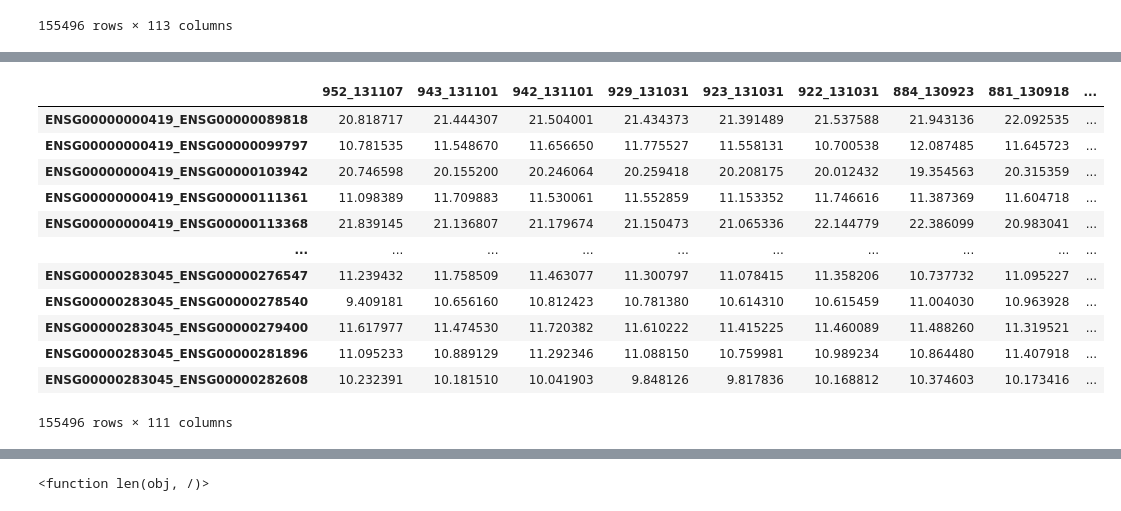
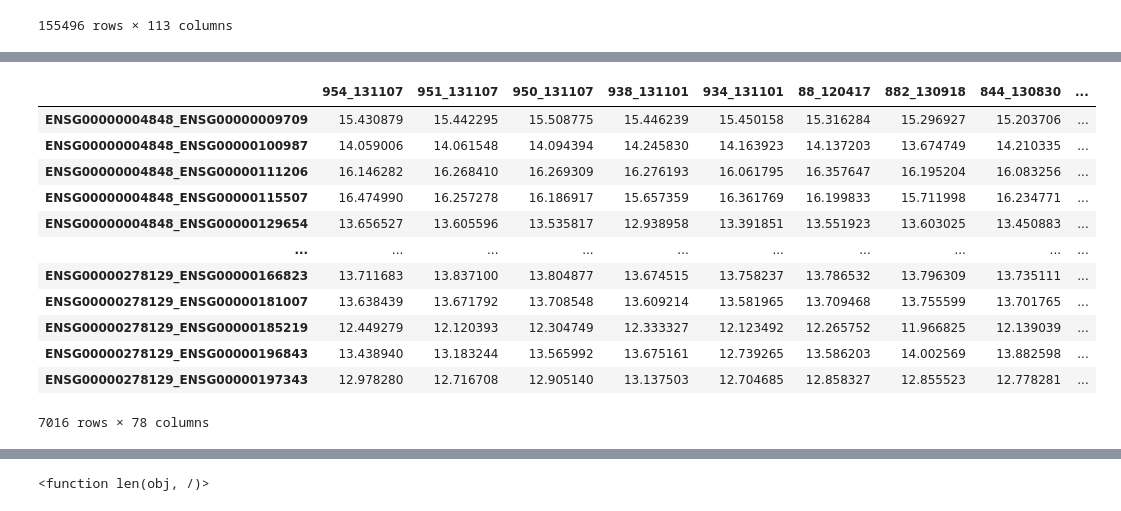
Before and after one commit to Polster-lab/Analysis_GRN_ROSMAP, a Jupyter notebook: Gene_Gene_Graph_hypothesis_testing_GO_Analysis.ipynb, the cells around one changed output, grey strips where cells are left out. Cells and saved outputs as stored; diff of their text form; code cells hidden in the pictures.

```diff
--- a/Gene_Gene_Graph_hypothesis_testing_GO_Analysis.ipynb
+++ b/Gene_Gene_Graph_hypothesis_testing_GO_Analysis.ipynb
@@ -6,6 +6,9 @@ AD_Plaques_TF_TF = pd.read_csv('TF_TF_Graph/AD_with_Plaques/combined_TF_TF_AD_wi
 # %%
 NCI_Plaques_Gene_Gene = pd.read_csv('Gene_Gene_Graph/NCI_with_Plaques/combined_gene_gene_NCI_with_Plaques.csv')
 NCI_Plaques_TF_TF = pd.read_csv('TF_TF_Graph/NCI_with_Plaques/combined_TF_TF_NCI_with_Plaques.csv')
+# %%
+NCI_no_Plaques_Gene_Gene = pd.read_csv('Gene_Gene_Graph/NCI_with_no_Plaques_df/combined_gene_gene_NCI_with_no_Plaques.csv')
+NCI_no_Plaques_TF_TF = pd.read_csv('TF_TF_Graph/NCI_with_no_Plaques_df/combined_TF_TF_NCI_with_no_Plaques.csv')
 # %%
 AD_Plaques_Gene_Gene
 # %% [output]
@@ -30,3 +35,5 @@ NCI_Plaques_Gene_Gene = NCI_Plaques_Gene_Gene.set_index(NCI_Plaques_Gene_Gene.No
 AD_Plaques_TF_TF = AD_Plaques_TF_TF.set_index(AD_Plaques_TF_TF.Node1 + '_' + AD_Plaques_TF_TF.Node2).drop(columns=['Node1','Node2'])
 # %%
 NCI_Plaques_TF_TF = NCI_Plaques_TF_TF.set_index(NCI_Plaques_TF_TF.Node1 + '_' + NCI_Plaques_TF_TF.Node2).drop(columns=['Node1','Node2'])
+# %%
+NCI_no_Plaques_TF_TF = NCI_no_Plaques_TF_TF.set_index(NCI_no_Plaques_TF_TF.Node1 + '_' + NCI_no_Plaques_TF_TF.Node2).drop(columns=['Node1','Node2'])
@@ -33,17 +56,17 @@ NCI_Plaques_TF_TF = NCI_Plaques_TF_TF.set_index(NCI_Plaques_TF_TF.Node1 + '_' +
 # %%
-AD_Plaques_Gene_Gene
+NCI_no_Plaques_TF_TF
 # %% [output]
-|  | 952_131107 | 943_131101 | 942_131101 | 929_131031 | 923_131031 | 922_131031 | 884_130923 | 881_130918 | ... |
-| ENSG00000000419_ENSG00000089818 | 20.818717 | 21.444307 | 21.504001 | 21.434373 | 21.391489 | 21.537588 | 21.943136 | 22.092535 | ... |
-| ENSG00000000419_ENSG00000099797 | 10.781535 | 11.548670 | 11.656650 | 11.775527 | 11.558131 | 10.700538 | 12.087485 | 11.645723 | ... |
-| ENSG00000000419_ENSG00000103942 | 20.746598 | 20.155200 | 20.246064 | 20.259418 | 20.208175 | 20.012432 | 19.354563 | 20.315359 | ... |
-| ENSG00000000419_ENSG00000111361 | 11.098389 | 11.709883 | 11.530061 | 11.552859 | 11.153352 | 11.746616 | 11.387369 | 11.604718 | ... |
-| ENSG00000000419_ENSG00000113368 | 21.839145 | 21.136807 | 21.179674 | 21.150473 | 21.065336 | 22.144779 | 22.386099 | 20.983041 | ... |
+|  | 954_131107 | 951_131107 | 950_131107 | 938_131101 | 934_131101 | 88_120417 | 882_130918 | 844_130830 | ... |
+| ENSG00000004848_ENSG00000009709 | 15.430879 | 15.442295 | 15.508775 | 15.446239 | 15.450158 | 15.316284 | 15.296927 | 15.203706 | ... |
+| ENSG00000004848_ENSG00000100987 | 14.059006 | 14.061548 | 14.094394 | 14.245830 | 14.163923 | 14.137203 | 13.674749 | 14.210335 | ... |
+| ENSG00000004848_ENSG00000111206 | 16.146282 | 16.268410 | 16.269309 | 16.276193 | 16.061795 | 16.357647 | 16.195204 | 16.083256 | ... |
+| ENSG00000004848_ENSG00000115507 | 16.474990 | 16.257278 | 16.186917 | 15.657359 | 16.361769 | 16.199833 | 15.711998 | 16.234771 | ... |
+| ENSG00000004848_ENSG00000129654 | 13.656527 | 13.605596 | 13.535817 | 12.938958 | 13.391851 | 13.551923 | 13.603025 | 13.450883 | ... |
 | ... | ... | ... | ... | ... | ... | ... | ... | ... | ... |
-| ENSG00000283045_ENSG00000276547 | 11.239432 | 11.758509 | 11.463077 | 11.300797 | 11.078415 | 11.358206 | 10.737732 | 11.095227 | ... |
-| ENSG00000283045_ENSG00000278540 | 9.409181 | 10.656160 | 10.812423 | 10.781380 | 10.614310 | 10.615459 | 11.004030 | 10.963928 | ... |
-| ENSG00000283045_ENSG00000279400 | 11.617977 | 11.474530 | 11.720382 | 11.610222 | 11.415225 | 11.460089 | 11.488260 | 11.319521 | ... |
-| ENSG00000283045_ENSG00000281896 | 11.095233 | 10.889129 | 11.292346 | 11.088150 | 10.759981 | 10.989234 | 10.864480 | 11.407918 | ... |
-| ENSG00000283045_ENSG00000282608 | 10.232391 | 10.181510 | 10.041903 | 9.848126 | 9.817836 | 10.168812 | 10.374603 | 10.173416 | ... |
+| ENSG00000278129_ENSG00000166823 | 13.711683 | 13.837100 | 13.804877 | 13.674515 | 13.758237 | 13.786532 | 13.796309 | 13.735111 | ... |
+| ENSG00000278129_ENSG00000181007 | 13.638439 | 13.671792 | 13.708548 | 13.609214 | 13.581965 | 13.709468 | 13.755599 | 13.701765 | ... |
+| ENSG00000278129_ENSG00000185219 | 12.449279 | 12.120393 | 12.304749 | 12.333327 | 12.123492 | 12.265752 | 11.966825 | 12.139039 | ... |
+| ENSG00000278129_ENSG00000196843 | 13.438940 | 13.183244 | 13.565992 | 13.675161 | 12.739265 | 13.586203 | 14.002569 | 13.882598 | ... |
+| ENSG00000278129_ENSG00000197343 | 12.978280 | 12.716708 | 12.905140 | 13.137503 | 12.704685 | 12.858327 | 12.855523 | 12.778281 | ... |
-155496 rows × 111 columns
+7016 rows × 78 columns
 # %%
```
Also changed, not shown: parts of 72 cells of this notebook.
